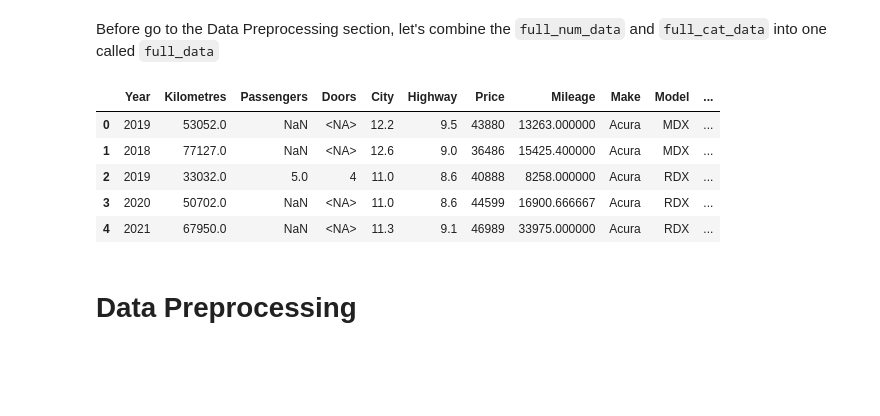
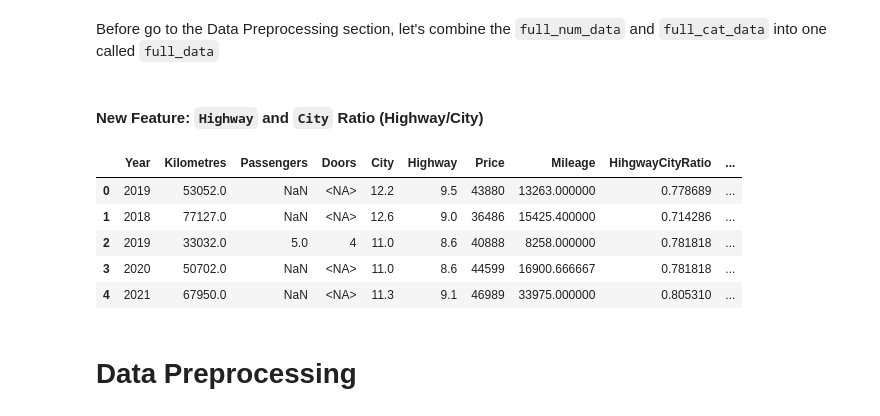
Before and after one commit to alfiannajih/used-vehicle-price-prediction, a Jupyter notebook: used_vehicle.ipynb, the cells around one changed output. Saved outputs shown, nothing was run; the diff lists cells and outputs as text; code cells hidden in the pictures; blank space fills up the shorter version.

Commit message:
finalized model

```diff
--- a/used_vehicle.ipynb
+++ b/used_vehicle.ipynb
@@ -593,6 +593,8 @@ engine_cyl.describe()
 # %%
 full_cat_data['EngineSize'] = engine_size
 full_cat_data['EngineCylinder'] = engine_cyl
+
+full_cat_data = full_cat_data.drop('Engine', axis=1)
 # %% [markdown]
 #### Correcting Drivetrain <a name='correcting_drivetrain'></a>
 # %%
@@ -746,17 +757,21 @@ In this section, we will add new feature by combining the `Kilometres` and car's
 full_num_data['Mileage'] = full_num_data['Kilometres'] / (2023 - full_num_data['Year']).replace(0, 1)
 # %% [markdown]
 Before go to the Data Preprocessing section, let's combine the `full_num_data` and `full_cat_data` into one called `full_data`
+# %% [markdown]
+#### New Feature: `Highway` and `City` Ratio (Highway/City)
+# %%
+full_num_data['HihgwayCityRatio'] = full_num_data['Highway'] / full_num_data['City']
 # %%
-full_data = pd.concat([full_num_data, full_cat_data.iloc[full_num_data.index, :]], axis=1).drop('Engine', axis=1)
+full_data = pd.concat([full_num_data, full_cat_data.iloc[full_num_data.index, :]], axis=1)
 
 full_data.head()
 # %% [output]
-|  | Year | Kilometres | Passengers | Doors | City | Highway | Price | Mileage | Make | Model | ... |
-| 0 | 2019 | 53052.0 | NaN | <NA> | 12.2 | 9.5 | 43880 | 13263.000000 | Acura | MDX | ... |
-| 1 | 2018 | 77127.0 | NaN | <NA> | 12.6 | 9.0 | 36486 | 15425.400000 | Acura | MDX | ... |
-| 2 | 2019 | 33032.0 | 5.0 | 4 | 11.0 | 8.6 | 40888 | 8258.000000 | Acura | RDX | ... |
-| 3 | 2020 | 50702.0 | NaN | <NA> | 11.0 | 8.6 | 44599 | 16900.666667 | Acura | RDX | ... |
-| 4 | 2021 | 67950.0 | NaN | <NA> | 11.3 | 9.1 | 46989 | 33975.000000 | Acura | RDX | ... |
+|  | Year | Kilometres | Passengers | Doors | City | Highway | Price | Mileage | HihgwayCityRatio | ... |
+| 0 | 2019 | 53052.0 | NaN | <NA> | 12.2 | 9.5 | 43880 | 13263.000000 | 0.778689 | ... |
+| 1 | 2018 | 77127.0 | NaN | <NA> | 12.6 | 9.0 | 36486 | 15425.400000 | 0.714286 | ... |
+| 2 | 2019 | 33032.0 | 5.0 | 4 | 11.0 | 8.6 | 40888 | 8258.000000 | 0.781818 | ... |
+| 3 | 2020 | 50702.0 | NaN | <NA> | 11.0 | 8.6 | 44599 | 16900.666667 | 0.781818 | ... |
+| 4 | 2021 | 67950.0 | NaN | <NA> | 11.3 | 9.1 | 46989 | 33975.000000 | 0.805310 | ... |
 # %% [markdown]
 # Data Preprocessing <a name='data_preprocessing'></a>
 # %% [markdown]
```
Also changed, not shown: parts of 15 cells of this notebook, 4 other files.
